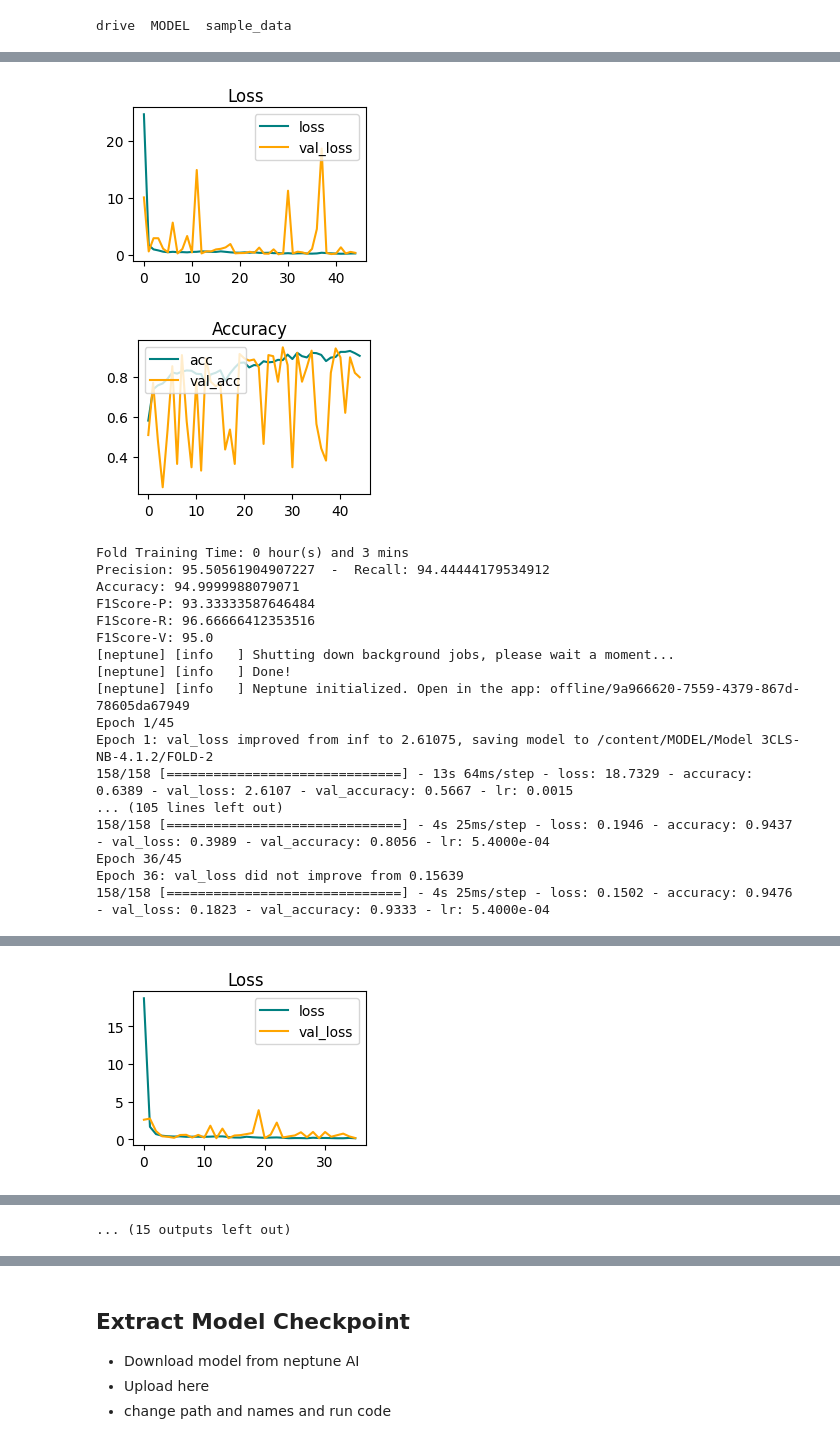
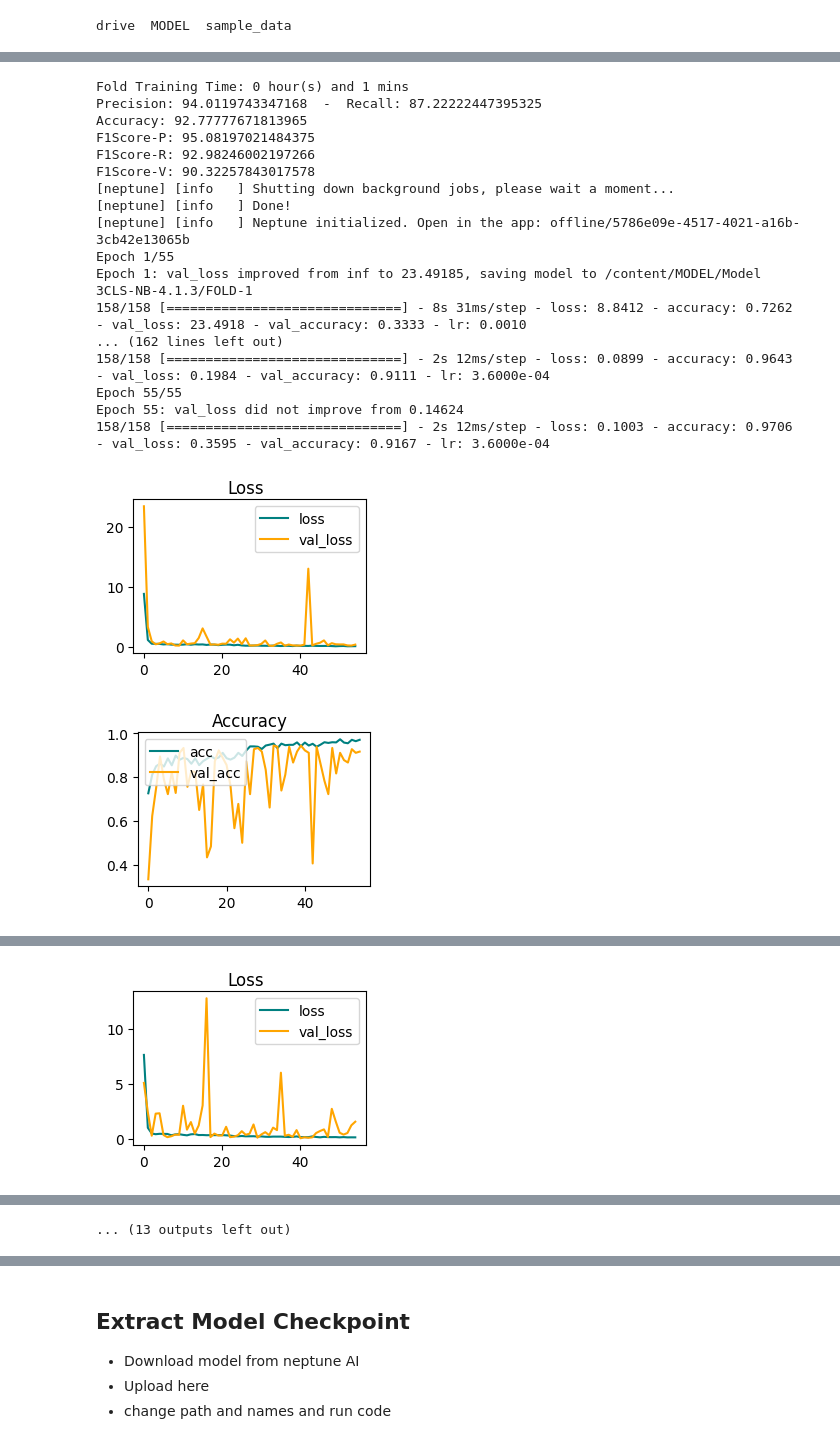
Before and after one commit to RiceWater/New-Thesis-KFold-3CLS, a Jupyter notebook: Kaggle_3CLS_No_Building.ipynb, the cells around one changed output, grey strips where cells are left out. Drawn from its saved outputs; the diff is of its cells as text; code cells hidden in the pictures.

```diff
--- a/Kaggle_3CLS_No_Building.ipynb
+++ b/Kaggle_3CLS_No_Building.ipynb
@@ -141,27 +141,24 @@ def make_model(params):
     model.add(RandomFlip(mode='horizontal', seed=1, input_shape=(256,256,3)))
     model.add(RandomRotation(factor=0.2, seed=1))
 
-    model.add(Conv2D(input_shape=(256,256,3), filters=32, kernel_size=(3,3), padding="same"))
+    model.add(Conv2D(input_shape=(256,256,3), filters=16, kernel_size=(3,3), padding="same"))
+    model.add(BatchNormalization(epsilon=0.0001))
+    model.add(ReLU())
+    model.add(MaxPooling2D())
+
     model.add(Conv2D(filters=32, kernel_size=(3,3), padding="same"))
     model.add(BatchNormalization(epsilon=0.0001))
     model.add(ReLU())
     model.add(MaxPooling2D())
 
     model.add(Conv2D(filters=64, kernel_size=(3,3), padding="same"))
-    model.add(Conv2D(filters=64, kernel_size=(3,3), padding="same"))
-    model.add(BatchNormalization(epsilon=0.0001))
-    model.add(ReLU())
-    model.add(MaxPooling2D())
-
-    model.add(Conv2D(filters=128, kernel_size=(3,3), padding="same"))
-    model.add(Conv2D(filters=128, kernel_size=(3,3), padding="same"))
     model.add(BatchNormalization(epsilon=0.0001))
     model.add(ReLU())
     model.add(MaxPooling2D())
 
     model.add(Flatten())
     model.add(Dropout(0.2, seed=1))
-    model.add(Dense(units=640,activation="relu"))
+    model.add(Dense(units=384,activation="relu"))
     model.add(Dropout(0.2, seed=1))
     model.add(Dense(units=256,activation="relu"))
 
@@ -188,7 +185,7 @@ def create_callbacks(counter):
                                                   )
     reduce_lr = tf.keras.callbacks.ReduceLROnPlateau(monitor='val_loss',
                                                          factor=0.6,
-                                                         patience=10,
+                                                         patience=15,
                                                          min_delta=0.001,
                                                          mode='auto',
                                                          verbose=1)
@@ -274,8 +271,8 @@ kfold = StratifiedKFold(n_splits=8, shuffle=True, random_state=1)
 project_name='New-Thesis/Kaggle-3Cls-No-Building'
 # %%
 params = {
-    "lr": 0.0015,
-    "epochs": 45,
+    "lr": 0.001,
+    "epochs": 55,
     "batch_size": 8}
 
 precisions = []
@@ -414,19 +392,19 @@ Epoch 45: val_loss did not improve from 0.13301
+Fold Training Time: 0 hour(s) and 1 mins
+Precision: 94.0119743347168  -  Recall: 87.22222447395325
+Accuracy: 92.77777671813965
+F1Score-P: 95.08197021484375
+F1Score-R: 92.98246002197266
+F1Score-V: 90.32257843017578
+[neptune] [info   ] Shutting down background jobs, please wait a moment...
+[neptune] [info   ] Done!
+[neptune] [info   ] Neptune initialized. Open in the app: offline/5786e09e-4517-4021-a16b-3cb42e13065b
+Epoch 1/55
+Epoch 1: val_loss improved from inf to 23.49185, saving model to /content/MODEL/Model 3CLS-NB-4.1.3/FOLD-1
+158/158 [==============================] - 8s 31ms/step - loss: 8.8412 - accuracy: 0.7262 - val_loss: 23.4918 - val_accuracy: 0.3333 - lr: 0.0010
+... (162 lines left out)
+158/158 [==============================] - 2s 12ms/step - loss: 0.0899 - accuracy: 0.9643 - val_loss: 0.1984 - val_accuracy: 0.9111 - lr: 3.6000e-04
+Epoch 55/55
+Epoch 55: val_loss did not improve from 0.14624
+158/158 [==============================] - 2s 12ms/step - loss: 0.1003 - accuracy: 0.9706 - val_loss: 0.3595 - val_accuracy: 0.9167 - lr: 3.6000e-04
-[figure, old version]
+[figure, new version]
-[figure, old version]
+[figure, new version]
-Fold Training Time: 0 hour(s) and 3 mins
-Precision: 95.50561904907227  -  Recall: 94.44444179534912
-Accuracy: 94.9999988079071
-F1Score-P: 93.33333587646484
-F1Score-R: 96.66666412353516
-F1Score-V: 95.0
-[neptune] [info   ] Shutting down background jobs, please wait a moment...
-[neptune] [info   ] Done!
-[neptune] [info   ] Neptune initialized. Open in the app: offline/9a966620-7559-4379-867d-78605da67949
-Epoch 1/45
-Epoch 1: val_loss improved from inf to 2.61075, saving model to /content/MODEL/Model 3CLS-NB-4.1.2/FOLD-2
-158/158 [==============================] - 13s 64ms/step - loss: 18.7329 - accuracy: 0.6389 - val_loss: 2.6107 - val_accuracy: 0.5667 - lr: 0.0015
-... (105 lines left out)
-158/158 [==============================] - 4s 25ms/step - loss: 0.1946 - accuracy: 0.9437 - val_loss: 0.3989 - val_accuracy: 0.8056 - lr: 5.4000e-04
-Epoch 36/45
-Epoch 36: val_loss did not improve from 0.15639
-158/158 [==============================] - 4s 25ms/step - loss: 0.1502 - accuracy: 0.9476 - val_loss: 0.1823 - val_accuracy: 0.9333 - lr: 5.4000e-04
@@ -433 +428 @@ Epoch 36: val_loss did not improve from 0.15639
-[figure, old version]
+[figure, new version]
@@ -452 +429,0 @@ Epoch 45: val_loss did not improve from 0.22579
-... (15 outputs left out)
@@ -453,3 +449,4 @@ Epoch 45: val_loss did not improve from 0.22579
+... (13 outputs left out)
 # %%
 print(f"""
 Avg Accuracy: {avg_rate(accuracies)}
```
Also changed, not shown: parts of 6 cells of this notebook.
